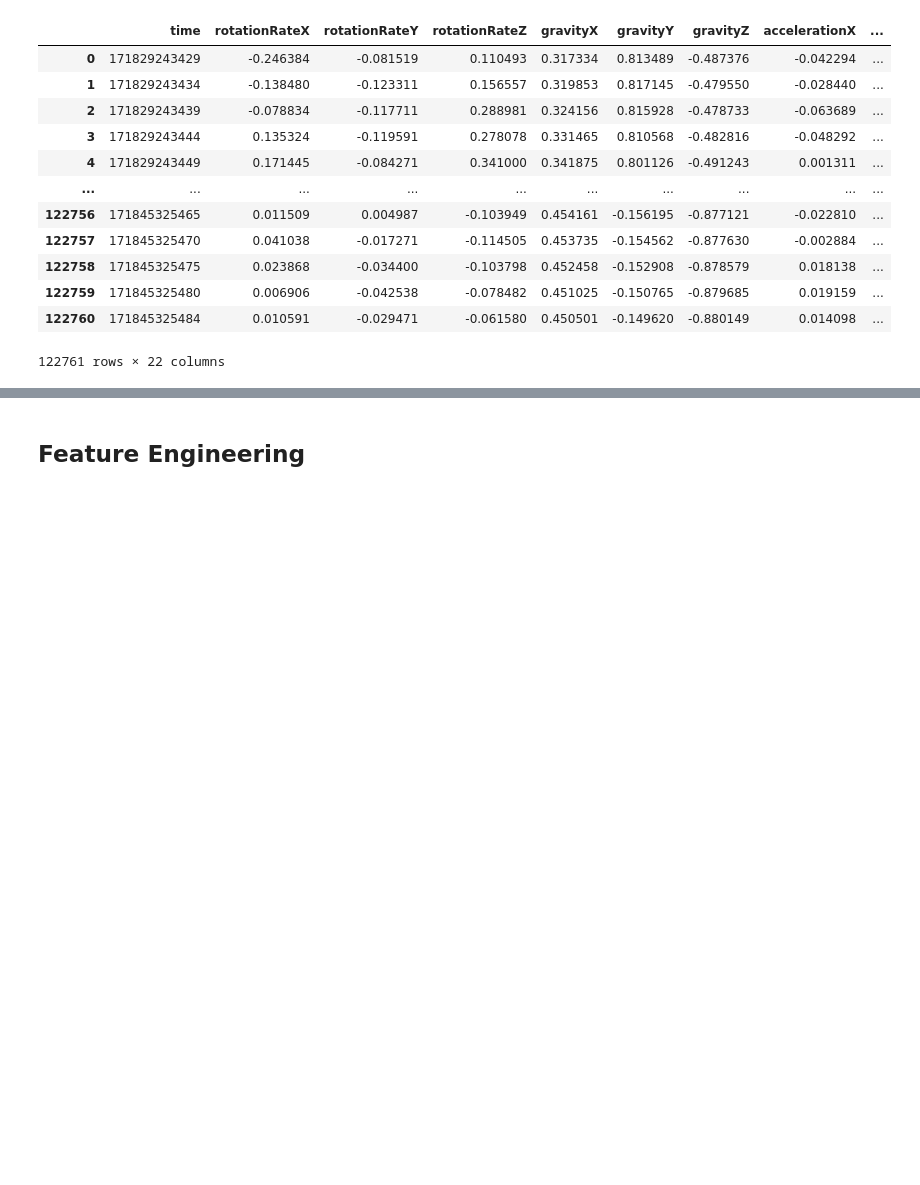
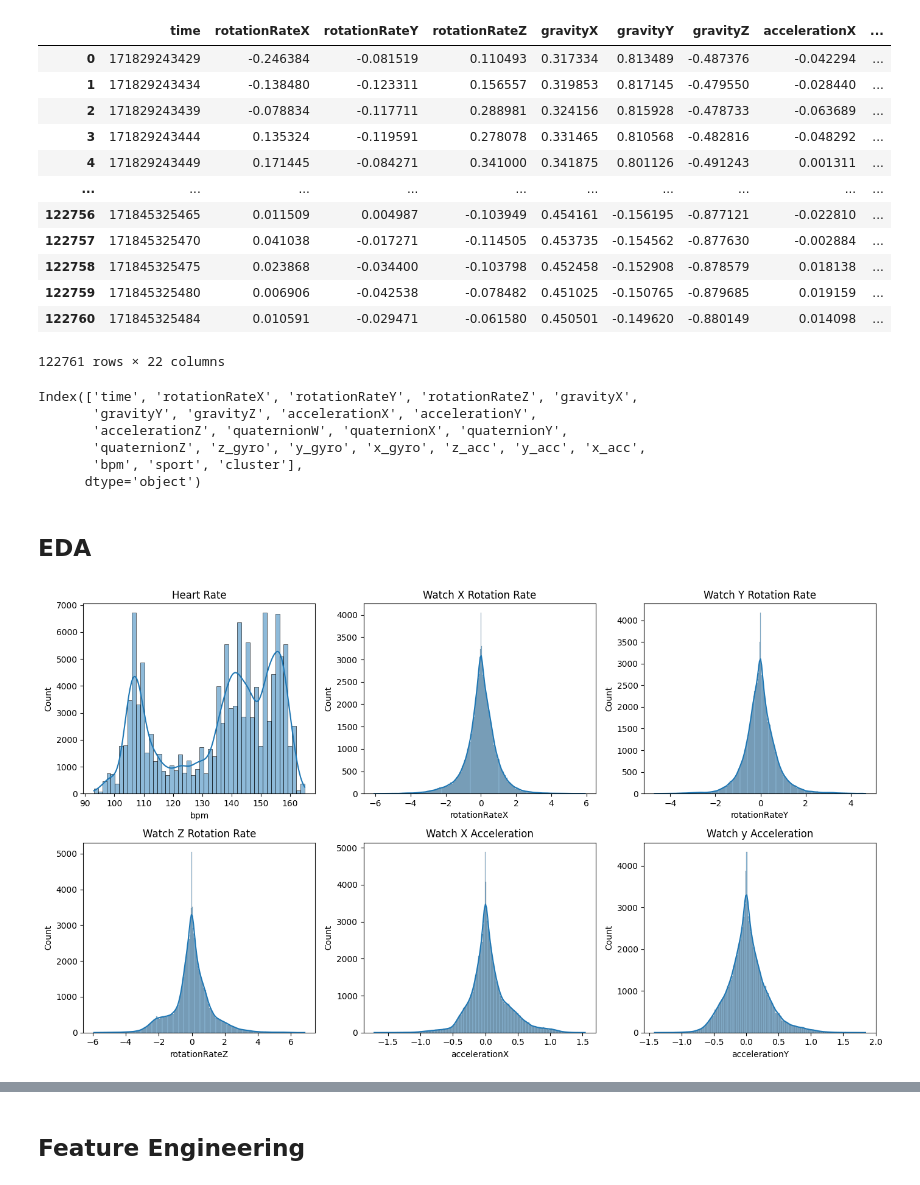
Before and after one commit to Alvarodelamaza/fitness_ml, a Jupyter notebook: feature_engineering.ipynb, the cells around one changed output, grey strips where cells are left out. Cells and saved outputs as stored; diff of their text form; code cells hidden in the pictures; blank space fills up the shorter version.

```diff
--- a/feature_engineering.ipynb
+++ b/feature_engineering.ipynb
@@ -29,3 +29,48 @@ data
 | 122759 | 171845325480 | 0.006906 | -0.042538 | -0.078482 | 0.451025 | -0.150765 | -0.879685 | 0.019159 | ... |
 | 122760 | 171845325484 | 0.010591 | -0.029471 | -0.061580 | 0.450501 | -0.149620 | -0.880149 | 0.014098 | ... |
 122761 rows × 22 columns
+# %%
+data.columns
+# %% [output]
+Index(['time', 'rotationRateX', 'rotationRateY', 'rotationRateZ', 'gravityX',
+       'gravityY', 'gravityZ', 'accelerationX', 'accelerationY',
+       'accelerationZ', 'quaternionW', 'quaternionX', 'quaternionY',
+       'quaternionZ', 'z_gyro', 'y_gyro', 'x_gyro', 'z_acc', 'y_acc', 'x_acc',
+       'bpm', 'sport', 'cluster'],
+      dtype='object')
+# %% [markdown]
+## EDA
+# %%
+import matplotlib.pyplot as plt
+import seaborn as sns
+# Histograms for key features
+plt.figure(figsize=(14, 8))
+plt.subplot(2, 3, 1)
+sns.histplot(data['bpm'], kde=True)
+plt.title('Heart Rate')
+
+plt.subplot(2, 3, 2)
+sns.histplot(data['rotationRateX'], kde=True)
+plt.title('Watch X Rotation Rate')
+
+plt.subplot(2, 3, 3)
+sns.histplot(data['rotationRateY'], kde=True)
+plt.title('Watch Y Rotation Rate')
+
+plt.subplot(2, 3, 4)
+sns.histplot(data['rotationRateZ'], kde=True)
+plt.title('Watch Z Rotation Rate')
+
+plt.subplot(2, 3, 5)
+sns.histplot(data['accelerationX'], kde=True)
+plt.title('Watch X Acceleration')
+
+plt.subplot(2, 3, 6)
+sns.histplot(data['accelerationY'], kde=True)
+plt.title('Watch y Acceleration')
+
+plt.tight_layout()
+plt.savefig('distributions.png')
+plt.show()
+# %% [output]
+[figure, added]
```
Also changed, not shown: parts of 4 cells of this notebook, 6 other files.
